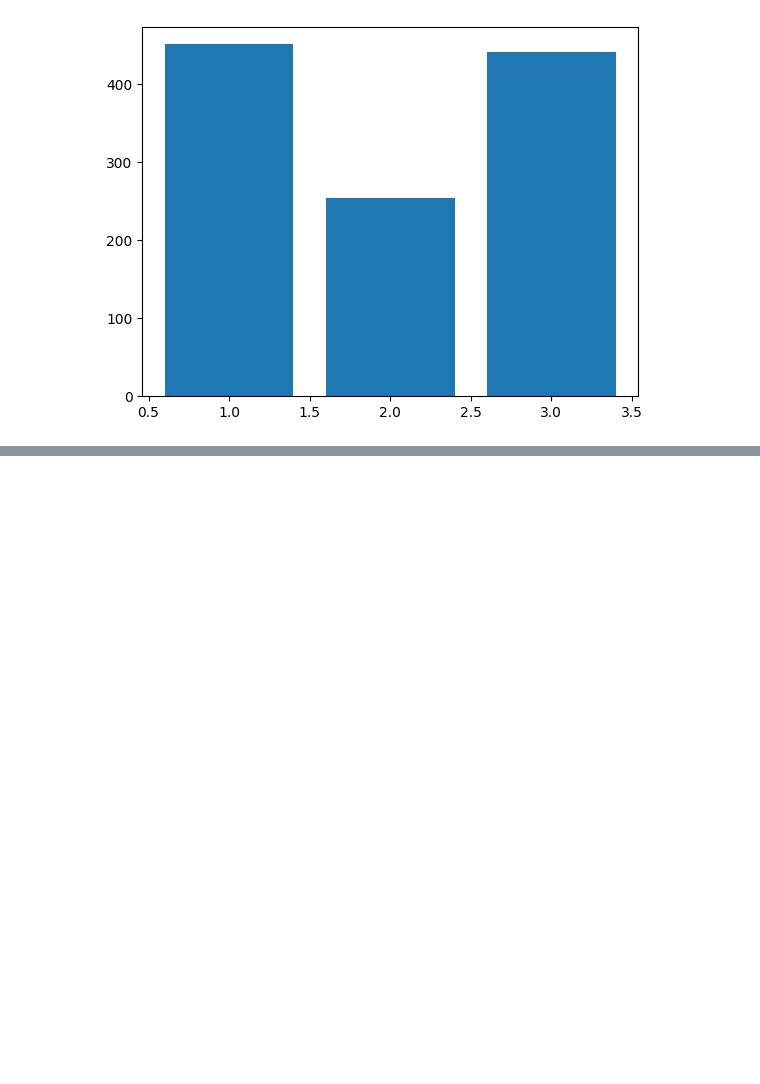
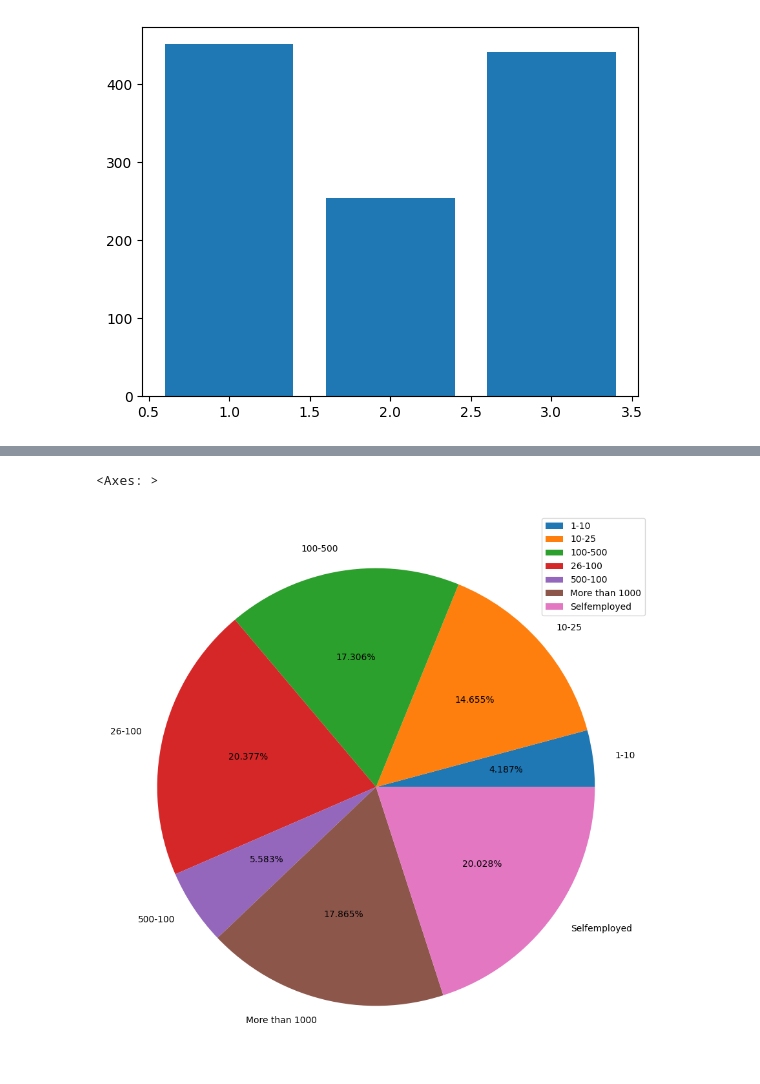
Before and after one commit to petz15/DS4ORG_unibe, a Jupyter notebook: 2016_analysis_peterb.ipynb, the cells around one changed output, grey strips where cells are left out. Cells and saved outputs as stored; diff of their text form; code cells hidden in the pictures; blank space fills up the shorter version.

Commit message:
created a graphic for how many people are in a firm

```diff
--- a/2016_analysis_peterb.ipynb
+++ b/2016_analysis_peterb.ipynb
@@ -1323,0 +1334,23 @@ mean_absolute_error :  0.7051458701511142
+# %%
+# "How many employees does your company or organization have?"
+
+
+
+df_2016_plot2 = df_2016 \
+    .groupby('How many employees does your company or organization have?') \
+    ['What is your age?'].count() \
+    .reset_index()
+
+# labels = {'0':'Selfemployed', '1':'1-10', '2':'10-25', '3':'26-100', '4':'100-500', '5':'500-100', '6':'More than 1000'}
+labels = ['Selfemployed', '1-10', '10-25', '26-100', '100-500', '500-100', 'More than 1000']
+
+for c in range(7):
+    df_2016_plot2.loc[df_2016_plot2['How many employees does your company or organization have?']==c, 'How many employees does your company or organization have?'] = labels[c]
+
+df_2016_plot2 = df_2016_plot2.replace({'How many employees does your company or organization have?': labels})
+
+
+df_2016_plot2.groupby(['How many employees does your company or organization have?']).sum().plot(kind='pie', y='What is your age?', autopct='%1.3f%%', xlabel=labels, ylabel="", legend=True, figsize=(11, 11))
+# %% [output]
+<Axes: >
+[figure, added]
```
Also changed, not shown: parts of 7 cells of this notebook.
